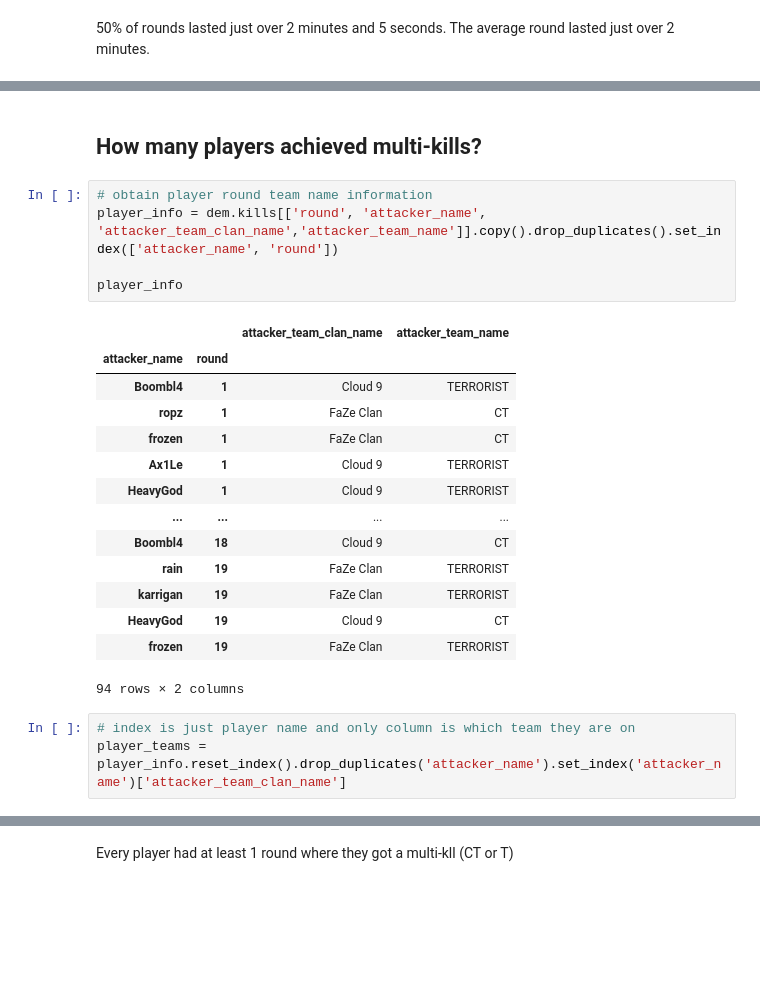
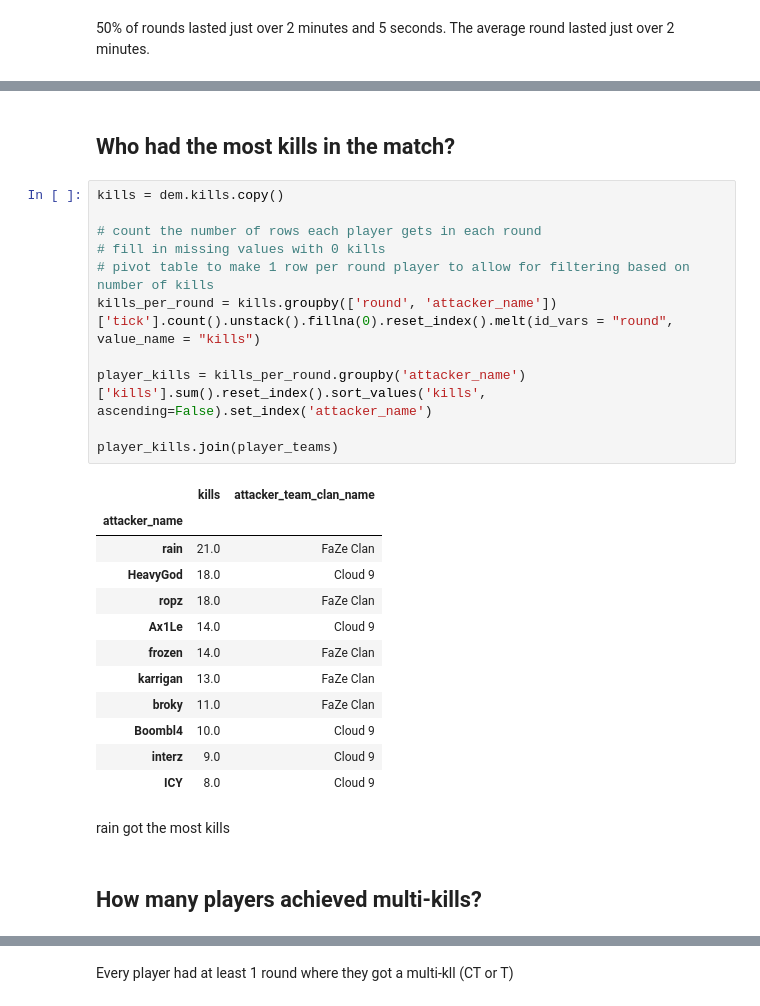
Before and after one commit to dickinsonmatt/counter-strike, a Jupyter notebook: analysis.ipynb, the cells around one changed output, grey strips where cells are left out. Cells and saved outputs as stored; diff of their text form; blank space fills up the shorter version.

```diff
--- a/analysis.ipynb
+++ b/analysis.ipynb
@@ -314,26 +359,31 @@ seconds_five_num_summary
+# %% [markdown]
+## Who had the most kills in the match?
+# %%
+kills = dem.kills.copy()
+
+# count the number of rows each player gets in each round
+# fill in missing values with 0 kills
+# pivot table to make 1 row per round player to allow for filtering based on number of kills
+kills_per_round = kills.groupby(['round', 'attacker_name'])['tick'].count().unstack().fillna(0).reset_index().melt(id_vars = "round", value_name = "kills")
+
+player_kills = kills_per_round.groupby('attacker_name')['kills'].sum().reset_index().sort_values('kills', ascending=False).set_index('attacker_name')
+
+player_kills.join(player_teams)
+# %% [output]
+|  | kills | attacker_team_clan_name |
+| attacker_name |  |  |
+| rain | 21.0 | FaZe Clan |
+| HeavyGod | 18.0 | Cloud 9 |
+| ropz | 18.0 | FaZe Clan |
+| Ax1Le | 14.0 | Cloud 9 |
+| frozen | 14.0 | FaZe Clan |
+| karrigan | 13.0 | FaZe Clan |
+| broky | 11.0 | FaZe Clan |
+| Boombl4 | 10.0 | Cloud 9 |
+| interz | 9.0 | Cloud 9 |
+| ICY | 8.0 | Cloud 9 |
+# %% [markdown]
+rain got the most kills
 # %% [markdown]
 ## How many players achieved multi-kills?
-# %%
-# obtain player round team name information
-player_info = dem.kills[['round', 'attacker_name', 'attacker_team_clan_name','attacker_team_name']].copy().drop_duplicates().set_index(['attacker_name', 'round'])
-
-player_info
-# %% [output]
-|  |  | attacker_team_clan_name | attacker_team_name |
-| attacker_name | round |  |  |
-| Boombl4 | 1 | Cloud 9 | TERRORIST |
-| ropz | 1 | FaZe Clan | CT |
-| frozen | 1 | FaZe Clan | CT |
-| Ax1Le | 1 | Cloud 9 | TERRORIST |
-| HeavyGod | 1 | Cloud 9 | TERRORIST |
-| ... | ... | ... | ... |
-| Boombl4 | 18 | Cloud 9 | CT |
-| rain | 19 | FaZe Clan | TERRORIST |
-| karrigan | 19 | FaZe Clan | TERRORIST |
-| HeavyGod | 19 | Cloud 9 | CT |
-| frozen | 19 | FaZe Clan | TERRORIST |
-94 rows × 2 columns
-# %%
-# index is just player name and only column is which team they are on
-player_teams = player_info.reset_index().drop_duplicates('attacker_name').set_index('attacker_name')['attacker_team_clan_name']
 # %%
```
Also changed, not shown: parts of 14 cells of this notebook.
